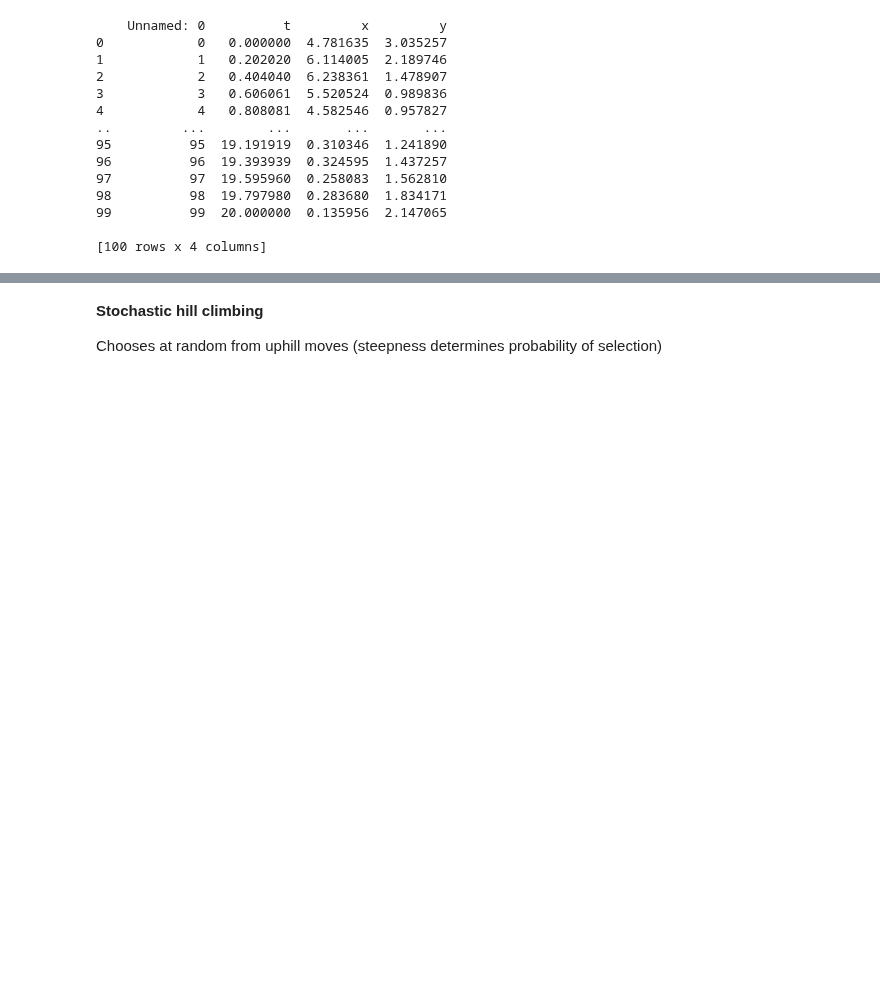
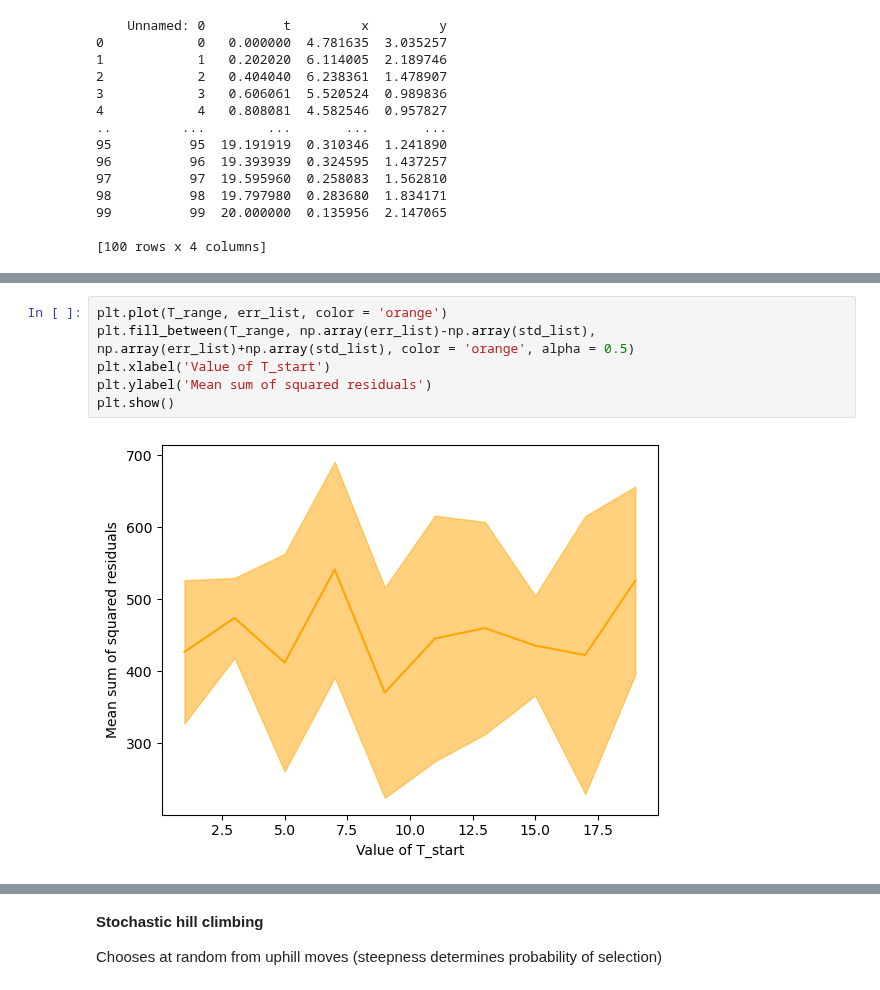
Before and after one commit to estherlb/stochastic_3, a Jupyter notebook: Reverse-Engineering Predator-Prey System/simulated_annealing.ipynb, the cells around one changed output, grey strips where cells are left out. Drawn from its saved outputs; the diff is of its cells as text; blank space fills up the shorter version.

```diff
--- a/Reverse-Engineering Predator-Prey System/simulated_annealing.ipynb
+++ b/Reverse-Engineering Predator-Prey System/simulated_annealing.ipynb
@@ -210,3 +247,11 @@ params = simulated_annealing(init_guess, T_start, T_end, std, min_function, b, d
+# %%
+plt.plot(T_range, err_list, color = 'orange')
+plt.fill_between(T_range, np.array(err_list)-np.array(std_list), np.array(err_list)+np.array(std_list), color = 'orange', alpha = 0.5)
+plt.xlabel('Value of T_start')
+plt.ylabel('Mean sum of squared residuals')
+plt.show()
+# %% [output]
+[figure, added]
 # %%
 alpha_sim = params[0]
 beta_sim = params[1]
```
Also changed, not shown: parts of 10 cells of this notebook.
